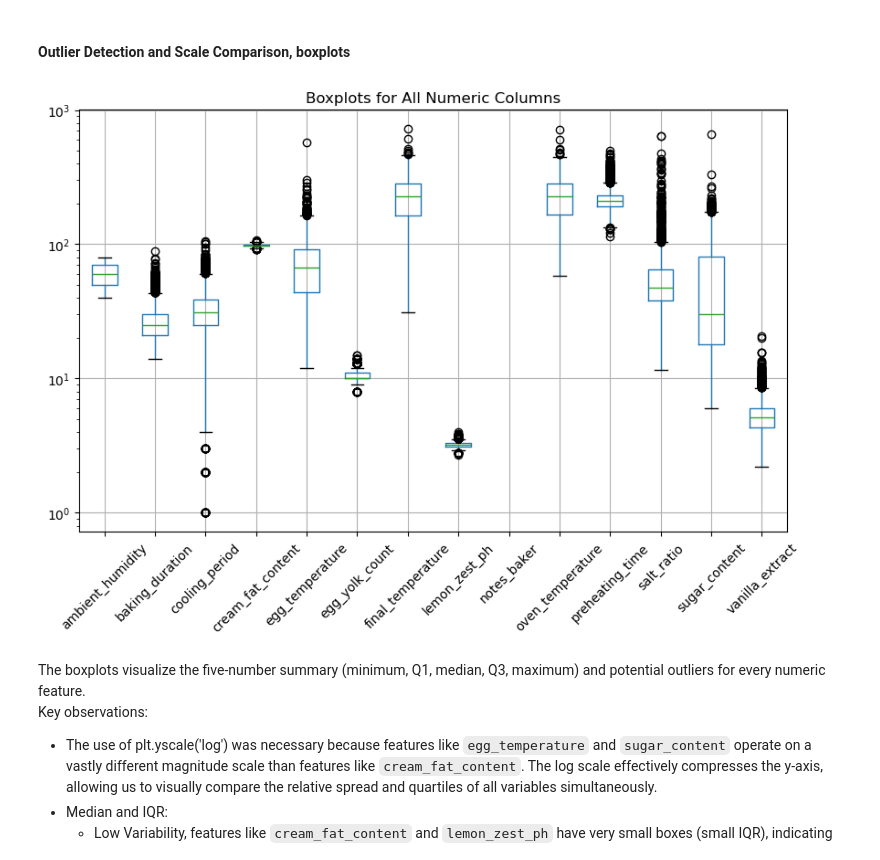
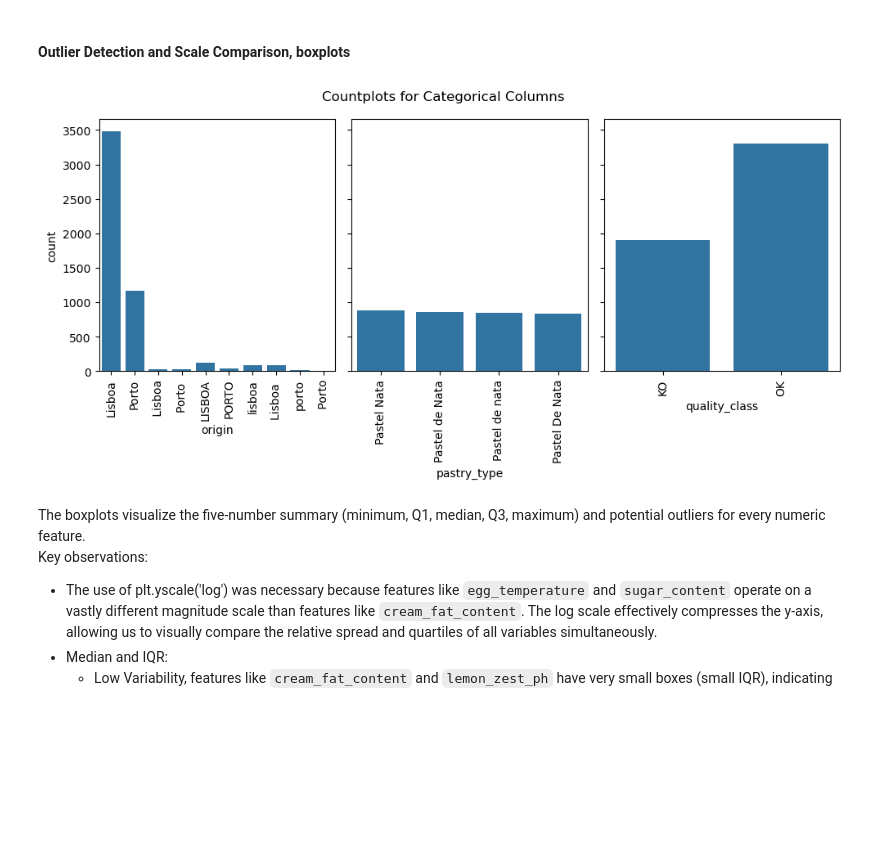
Before and after one commit to afonsolince06/Machine_Learning_Project, a Jupyter notebook: notebook1_f.ipynb, the cells around one changed output. Drawn from its saved outputs; the diff is of its cells as text; code cells hidden in the pictures; blank space fills up the shorter version.

Commit message:
Notebook1 alterado
mudei um gráfico da categorical data

```diff
--- a/notebook1_f.ipynb
+++ b/notebook1_f.ipynb
@@ -190,13 +190,19 @@ Key Observations and Analysis:
 # %% [markdown]
 #### Outlier Detection and Scale Comparison, boxplots
 # %%
-cols_number.boxplot(figsize=(10, 6))
-plt.yscale('log') # Makes the boxes more comparable while preserving relative differences.
-plt.title('Boxplots for All Numeric Columns')
-plt.xticks(rotation=45)
+fig,axes = plt.subplots(1,3, figsize=(10,5), tight_layout=True, sharey = True)
+
+sns.countplot(data=cols_categorical, x='origin', ax=axes[0])
+sns.countplot(data=cols_categorical, x='pastry_type', ax=axes[1])
+sns.countplot(data=cols_categorical, x='quality_class', ax=axes[2])
+plt.suptitle('Countplots for Categorical Columns')
+#i want to fix the x axis labels overlapping
+for ax in axes:
+    for label in ax.get_xticklabels():
+        label.set_rotation(90)
 plt.show()
 # %% [output]
-[figure, old version]
+[figure, new version]
 # %% [markdown]
 The boxplots visualize the five-number summary (minimum, Q1, median, Q3, maximum) and potential outliers for every numeric feature.
 Key observations:
```
Also changed, not shown: parts of 2 cells of this notebook, 8 other files.
